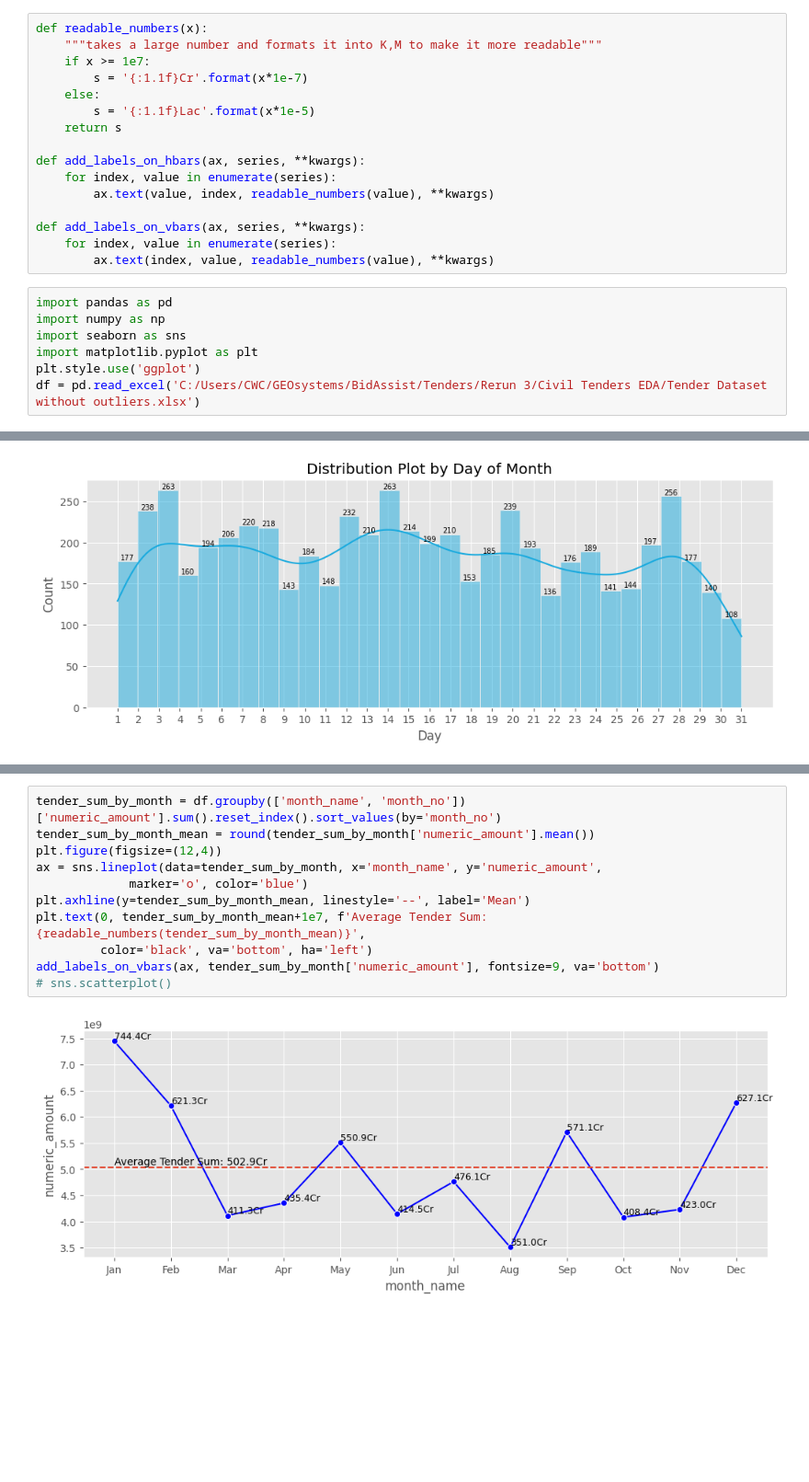
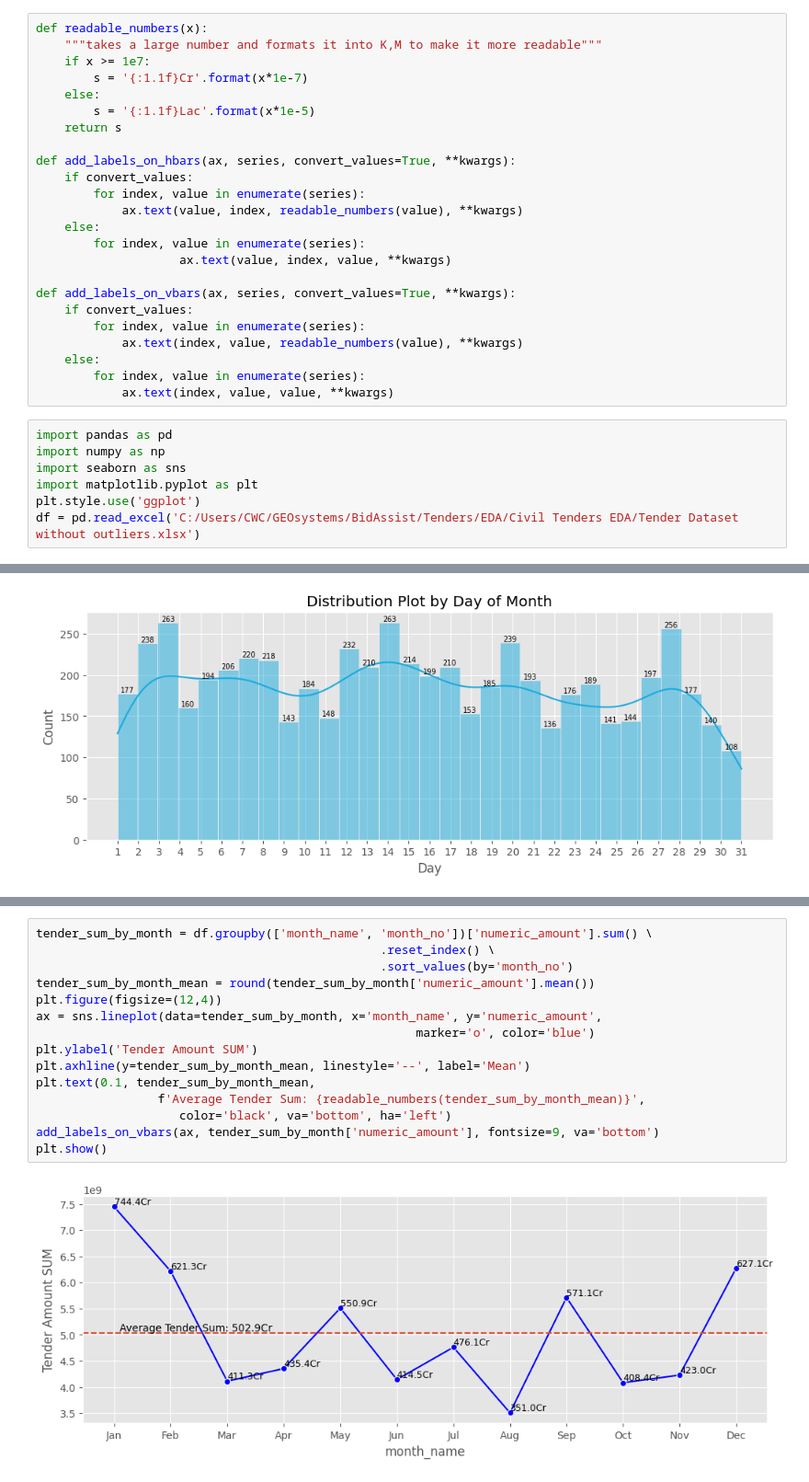
Before and after one commit to g1gasad/EDA, a Jupyter notebook: Civil Tenders EDA/EDA Tenders without outliers.ipynb, the cells around one changed output, grey strips where cells are left out. Shown: that part at 92% size. Saved outputs shown, nothing was run; the diff lists cells and outputs as text; blank space fills up the shorter version.

```diff
--- a/Civil Tenders EDA/EDA Tenders without outliers.ipynb
+++ b/Civil Tenders EDA/EDA Tenders without outliers.ipynb
@@ -34,20 +11,28 @@ def readable_numbers(x):
         s = '{:1.1f}Lac'.format(x*1e-5)
     return s
 
-def add_labels_on_hbars(ax, series, **kwargs):
-    for index, value in enumerate(series):
-        ax.text(value, index, readable_numbers(value), **kwargs)
+def add_labels_on_hbars(ax, series, convert_values=True, **kwargs):
+    if convert_values:
+        for index, value in enumerate(series):
+            ax.text(value, index, readable_numbers(value), **kwargs)
+    else:
+        for index, value in enumerate(series):
+                    ax.text(value, index, value, **kwargs)
 
-def add_labels_on_vbars(ax, series, **kwargs):
-    for index, value in enumerate(series):
-        ax.text(index, value, readable_numbers(value), **kwargs)
+def add_labels_on_vbars(ax, series, convert_values=True, **kwargs):
+    if convert_values:
+        for index, value in enumerate(series):
+            ax.text(index, value, readable_numbers(value), **kwargs)
+    else:
+        for index, value in enumerate(series):
+            ax.text(index, value, value, **kwargs)
 # %%
 import pandas as pd
 import numpy as np
 import seaborn as sns
 import matplotlib.pyplot as plt
 plt.style.use('ggplot')
-df = pd.read_excel('C:/Users/CWC/GEOsystems/BidAssist/Tenders/Rerun 3/Civil Tenders EDA/Tender Dataset without outliers.xlsx')
+df = pd.read_excel('C:/Users/CWC/GEOsystems/BidAssist/Tenders/EDA/Civil Tenders EDA/Tender Dataset without outliers.xlsx')
 # %%
 df.info()
 # %% [output]
@@ -177,15 +168,19 @@ plt.show()
 # %% [output]
 [figure]
 # %%
-tender_sum_by_month = df.groupby(['month_name', 'month_no'])['numeric_amount'].sum().reset_index().sort_values(by='month_no')
+tender_sum_by_month = df.groupby(['month_name', 'month_no'])['numeric_amount'].sum() \
+                                                .reset_index() \
+                                                .sort_values(by='month_no')
 tender_sum_by_month_mean = round(tender_sum_by_month['numeric_amount'].mean())
 plt.figure(figsize=(12,4))
 ax = sns.lineplot(data=tender_sum_by_month, x='month_name', y='numeric_amount',
-             marker='o', color='blue')
+                                                     marker='o', color='blue')
+plt.ylabel('Tender Amount SUM')
 plt.axhline(y=tender_sum_by_month_mean, linestyle='--', label='Mean')
-plt.text(0, tender_sum_by_month_mean+1e7, f'Average Tender Sum: {readable_numbers(tender_sum_by_month_mean)}',
-         color='black', va='bottom', ha='left')
+plt.text(0.1, tender_sum_by_month_mean,
+                 f'Average Tender Sum: {readable_numbers(tender_sum_by_month_mean)}',
+                    color='black', va='bottom', ha='left')
 add_labels_on_vbars(ax, tender_sum_by_month['numeric_amount'], fontsize=9, va='bottom')
-# sns.scatterplot()
+plt.show()
 # %% [output]
-[figure, old version]
+[figure, new version]
```
Also changed, not shown: parts of 10 cells of this notebook, 1 other file.
